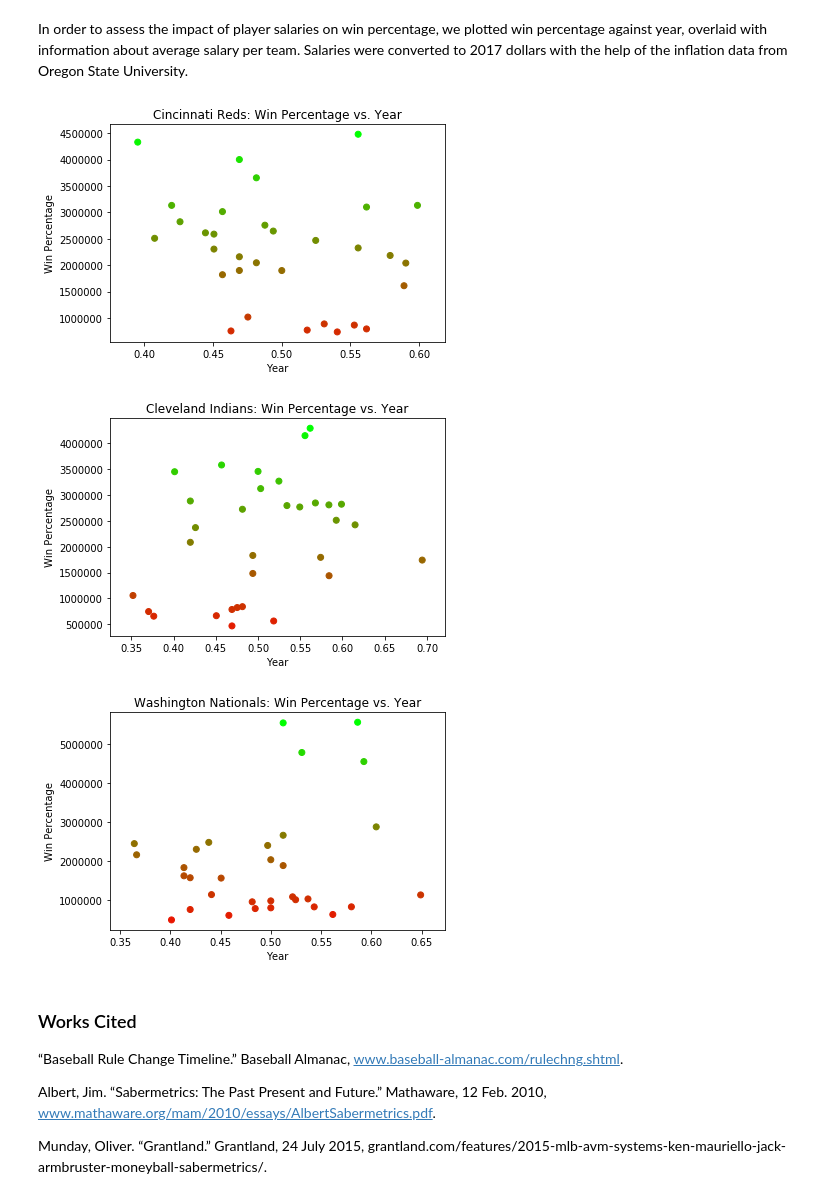
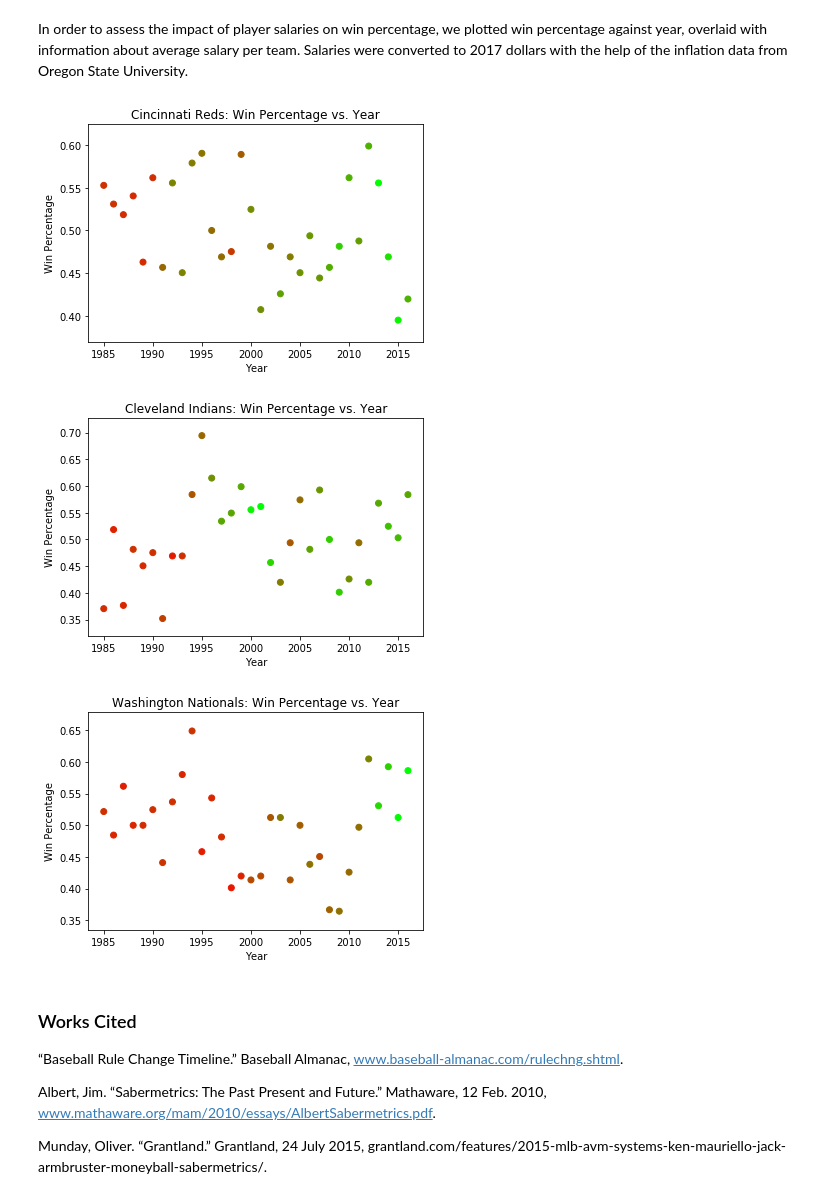
Before and after one commit to henryward500/SQL-Project, a Jupyter notebook: Project 2 Baseball Reds, Indians, Nats.ipynb, the cells around one changed output. Drawn from its saved outputs; the diff is of its cells as text; code cells hidden in the pictures.

```diff
--- a/Project 2 Baseball Reds, Indians, Nats.ipynb
+++ b/Project 2 Baseball Reds, Indians, Nats.ipynb
@@ -373,36 +373,30 @@ In order to assess the impact of player salaries on win percentage, we plotted w
 # %%
 # figsize = (20, 10) so plots are larger
 redCol = scaleColors(salary.RedsSalary)
 cleCol = scaleColors(salary.CleSalary)
 wsnCol = scaleColors(salary.WsnSalary)
 
-plt.scatter(CleWasCinSTATS.CinWinpct[CleWasCinSTATS.yearID >= min(salary.yearID)], salary.RedsSalary, c = redCol)
-                                                            #not sure about how to change second half accodring to
-                                                            #massive table
+plt.scatter(CleWasCinSTATS.yearID[CleWasCinSTATS.yearID >= min(salary.yearID)], CleWasCinSTATS.CinWinpct[CleWasCinSTATS.yearID >= min(salary.yearID)], c = redCol)
 plt.xlabel("Year")
 plt.ylabel("Win Percentage")
 plt.title("Cincinnati Reds: Win Percentage vs. Year")
 plt.show()
 
-plt.scatter(CleWasCinSTATS.CleWinpct[CleWasCinSTATS.yearID >= min(salary.yearID)], salary.CleSalary, c = cleCol)
-                                                            #not sure about how to change second half accodring to
-                                                            #massive table
+plt.scatter(CleWasCinSTATS.yearID[CleWasCinSTATS.yearID >= min(salary.yearID)], CleWasCinSTATS.CleWinpct[CleWasCinSTATS.yearID >= min(salary.yearID)], c = cleCol)
 plt.xlabel("Year")
 plt.ylabel("Win Percentage")
 plt.title("Cleveland Indians: Win Percentage vs. Year")
 plt.show()
 
-plt.scatter(CleWasCinSTATS.WasWinpct[CleWasCinSTATS.yearID >= min(salary.yearID)], salary.WsnSalary, c = wsnCol)
-                                                            #not sure about how to change second half accodring to
-                                                            #massive table
+plt.scatter(CleWasCinSTATS.yearID[CleWasCinSTATS.yearID >= min(salary.yearID)], CleWasCinSTATS.WasWinpct[CleWasCinSTATS.yearID >= min(salary.yearID)], c = wsnCol)
 plt.xlabel("Year")
 plt.ylabel("Win Percentage")
 plt.title("Washington Nationals: Win Percentage vs. Year")
 plt.show()
 # %% [output]
-[figure, old version]
+[figure, new version]
-[figure, old version]
+[figure, new version]
-[figure, old version]
+[figure, new version]
 # %% [markdown]
 ### Works Cited
 
```
Also changed, not shown: parts of 1 cell of this notebook.
